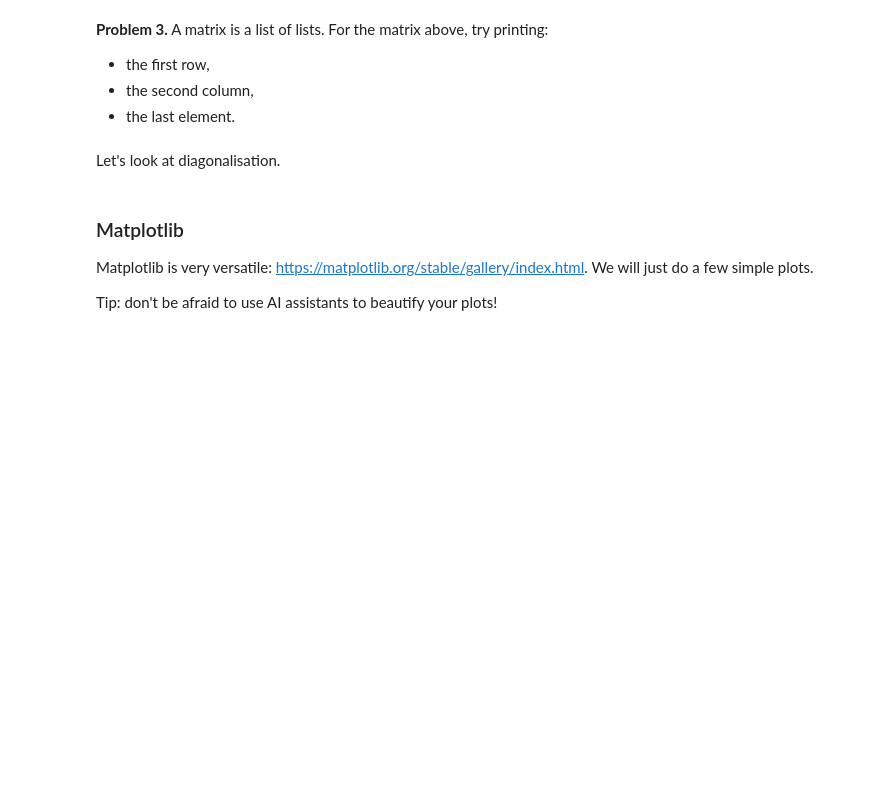
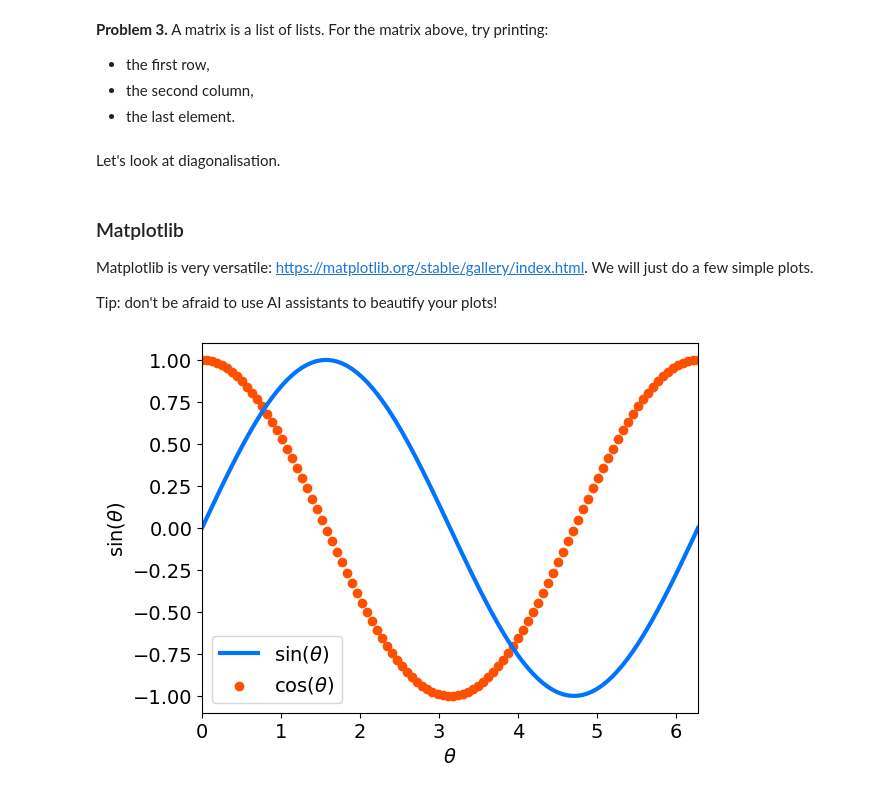
Before and after one commit to ellishuntley/Modelling_low_dimensional_materials, a Jupyter notebook: week1/MLDMw1.ipynb, the cells around one changed output. Drawn from its saved outputs; the diff is of its cells as text; code cells hidden in the pictures; blank space fills up the shorter version.

```diff
--- a/week1/MLDMw1.ipynb
+++ b/week1/MLDMw1.ipynb
@@ -148,7 +148,11 @@ Matplotlib is a powerful library for creating scientific plots.
 # %%
 import numpy as np
 import scipy as sp
+import matplotlib as mpl
 import matplotlib.pyplot as plt
+mpl.rcParams['pdf.fonttype'] = 42
+mpl.rcParams['ps.fonttype'] = 42
+mpl.rcParams['font.size'] = 14
 # %% [markdown]
 ### NumPy
 # %%
@@ -235,3 +239,31 @@ print(f"""
 Matplotlib is very versatile: https://matplotlib.org/stable/gallery/index.html. We will just do a few simple plots.
 
 Tip: don't be afraid to use AI assistants to beautify your plots!
+# %%
+import numpy as np
+import matplotlib as mpl
+import matplotlib.pyplot as plt
+colours = {"green": "#00B828", "yellow": "#FFD900", "purple": "#800FF2",
+           "blue": "#0073FF", "orange": "#FF5000", "grey": "#B3B3B3"}
+
+# Create some x and y data.
+x = np.linspace(0, 2 * np.pi, 100)
+y1 = np.sin(x)
+y2 = np.cos(x)
+
+# Create a mpl object.
+fig, ax = plt.subplots()
+ax.set_xlim(0, 2 * np.pi)
+ax.set_ylim(1.1 * np.min([y1, y2]), 1.1 * np.max([y1, y2]))
+ax.set_xlabel(r"$\theta$")
+ax.set_ylabel(r"$\sin(\theta)$")
+
+
+# Add data into the mpl object.
+ax.plot(x, y1, color=colours["blue"], linewidth=3, label=r"$\sin(\theta)$")
+ax.scatter(x, y2, color=colours["orange"], label=r"$\cos(\theta)$")
+ax.legend()
+# plt.savefig("sin_cos.pdf") # uncomment this and click the folder icon
+plt.show()
+# %% [output]
+[figure, added]
```
Also changed, not shown: parts of 15 cells of this notebook.
